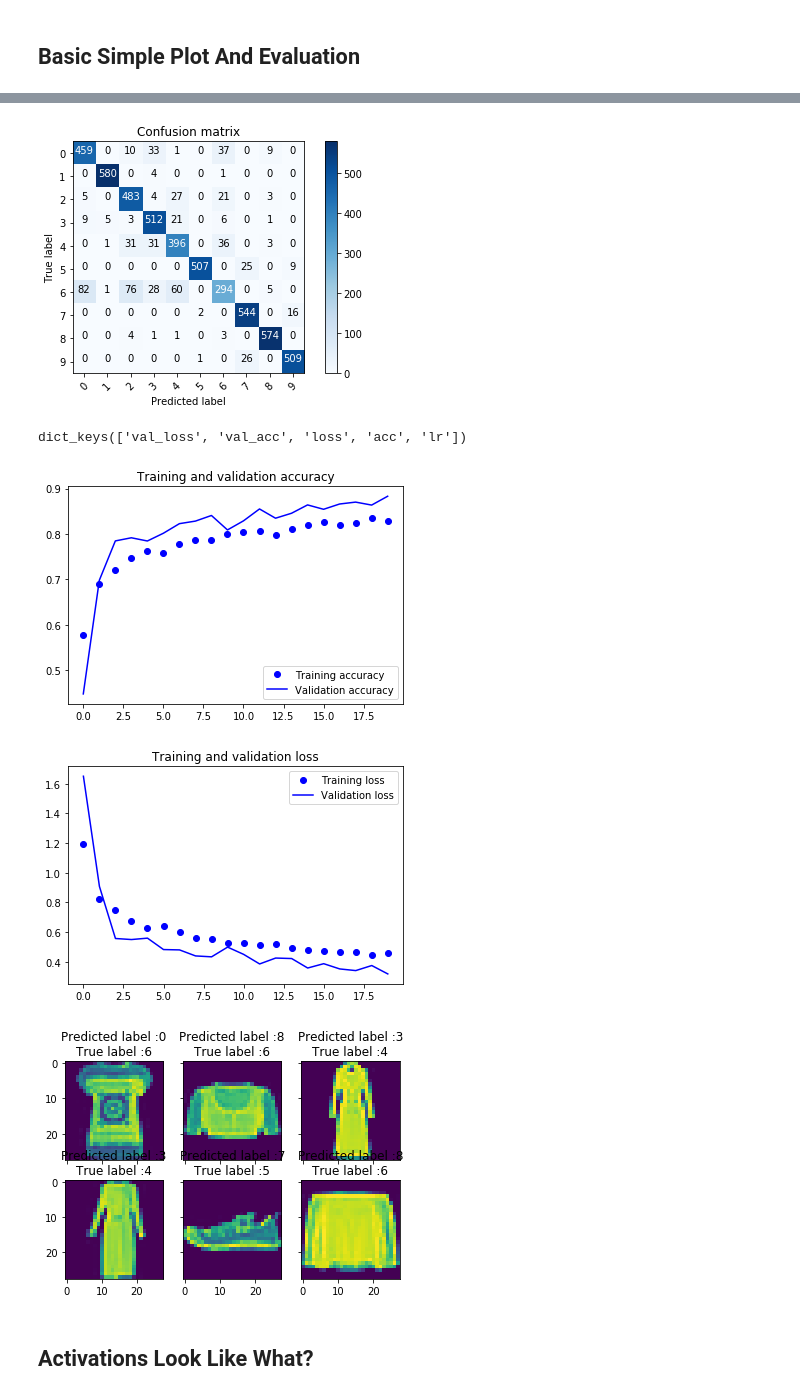
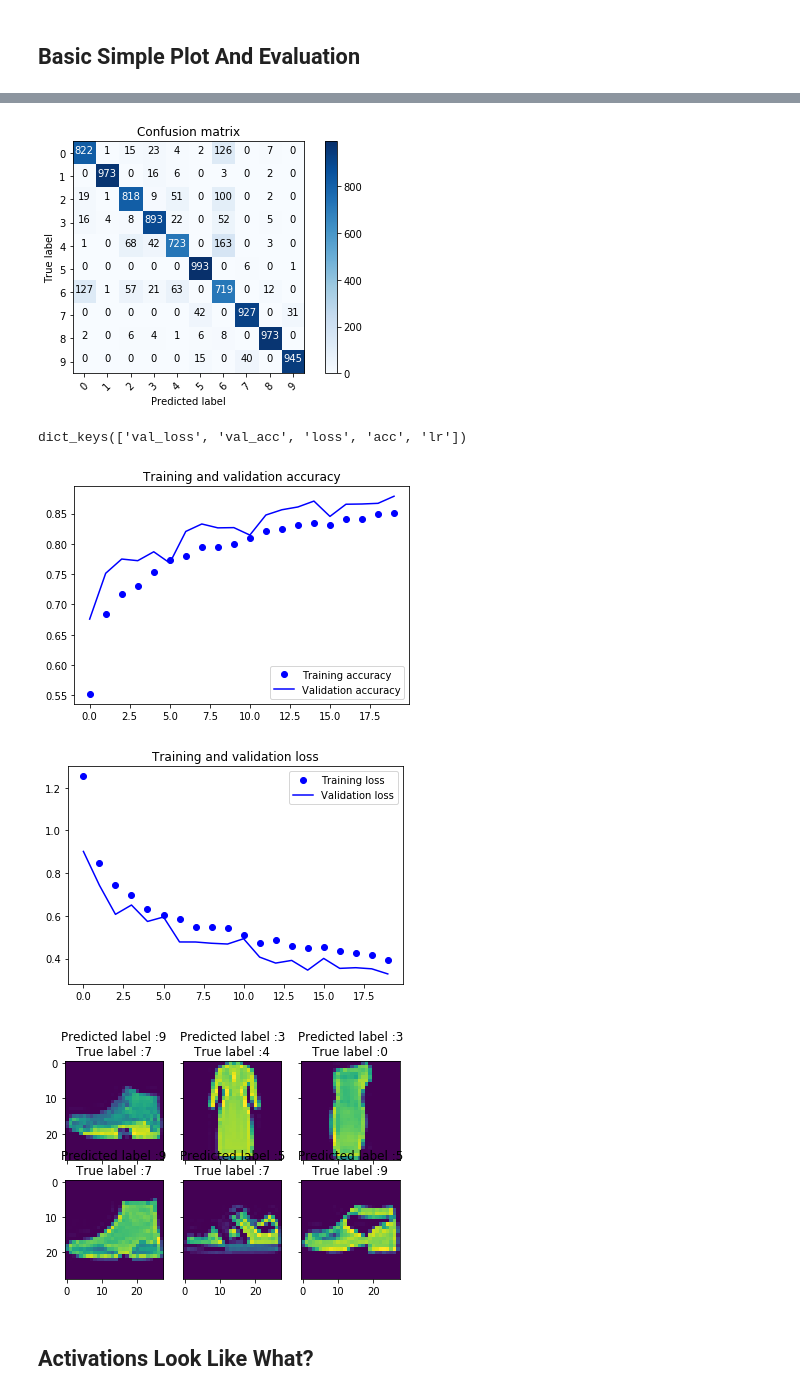
Before and after one commit to moshfiqur/wicked-wench, a Jupyter notebook: fashion-mnist/fminst-train-keras.ipynb, the cells around one changed output, grey strips where cells are left out. Drawn from its saved outputs; the diff is of its cells as text; code cells hidden in the pictures.

Commit message:
some clean up on fashion-mnist keras model notebook

```diff
--- a/fashion-mnist/fminst-train-keras.ipynb
+++ b/fashion-mnist/fminst-train-keras.ipynb
@@ -118,6 +118,6 @@ input_shape = (28, 28, 1) # (width, height, channels)
 # convert class vectors to binary class matrices One Hot Encoding
 # We don't need it. Our class matrices are already one hot encoded
 # y_train = keras.utils.to_categorical(y_train, num_classes)
-X_train, X_val, Y_train, Y_val = train_test_split(X_train, y_train, test_size = 0.1, random_state=42)
+# X_train, X_val, Y_train, Y_val = train_test_split(X_train, y_train, test_size = 0.1, random_state=42)
 # %%
 # Lets have a look at training and testing datasets
@@ -187,12 +185,10 @@ Trainable params: 730,346
 Non-trainable params: 256
 _________________________________________________________________
 # %%
-print(X_train.shape)
-
 datagen.fit(X_train)
-h = model.fit_generator(datagen.flow(X_train, Y_train, batch_size=batch_size),
+h = model.fit_generator(datagen.flow(X_train, y_train, batch_size=batch_size),
                         epochs=epochs,
-                        validation_data=(X_val, Y_val),
+                        validation_data=(X_test, y_test),
                         verbose=1,
                         steps_per_epoch=100,
                         callbacks=[learning_rate_reduction])
@@ -224,6 +220,6 @@ Final loss: 0.318278, final accuracy: 0.883273
 # %%
 # Look at confusion matrix
-#Note, this code is taken straight from the SKLEARN website, an nice way of viewing confusion matrix.
+# Note, this code is taken straight from the SKLEARN website, an nice way of viewing confusion matrix.
 def plot_confusion_matrix(cm, classes,
                           normalize=False,
                           title='Confusion matrix',
@@ -253,17 +249,17 @@ def plot_confusion_matrix(cm, classes,
     plt.xlabel('Predicted label')
 
 # Predict the values from the validation dataset
-Y_pred = model.predict(X_val)
+Y_pred = model.predict(X_test)
 # Convert predictions classes to one hot vectors
 Y_pred_classes = np.argmax(Y_pred, axis = 1)
 # Convert validation observations to one hot vectors
-Y_true = np.argmax(Y_val, axis = 1)
+Y_true = np.argmax(y_test, axis = 1)
 # compute the confusion matrix
 confusion_mtx = confusion_matrix(Y_true, Y_pred_classes)
 # plot the confusion matrix
 plot_confusion_matrix(confusion_mtx, classes = range(10))
 # %% [output]
-[figure, old version]
+[figure, new version]
 # %%
 print(h.history.keys())
 accuracy = h.history['acc']
@@ -284,8 +280,8 @@ plt.legend()
 plt.show()
 # %% [output]
 dict_keys(['val_loss', 'val_acc', 'loss', 'acc', 'lr'])
-[figure, old version]
+[figure, new version]
-[figure, old version]
+[figure, new version]
 # %%
 # Errors are difference between predicted labels and true labels
 errors = (Y_pred_classes - Y_true != 0)
@@ -293,40 +289,40 @@ errors = (Y_pred_classes - Y_true != 0)
 Y_pred_classes_errors = Y_pred_classes[errors]
 Y_pred_errors = Y_pred[errors]
 Y_true_errors = Y_true[errors]
-X_val_errors = X_val[errors]
+X_test_errors = X_test[errors]
 
 def display_errors(errors_index,img_errors,pred_errors, obs_errors):
     """ This function shows 6 images with their predicted and real labels"""
     n = 0
     nrows = 2
     ncols = 3
     fig, ax = plt.subplots(nrows,ncols,sharex=True,sharey=True)
     for row in range(nrows):
         for col in range(ncols):
             error = errors_index[n]
             ax[row,col].imshow((img_errors[error]).reshape((28,28)))
             ax[row,col].set_title("Predicted label :{}\nTrue label :{}".format(pred_errors[error],obs_errors[error]))
             n += 1
 
 # Probabilities of the wrong predicted numbers
 Y_pred_errors_prob = np.max(Y_pred_errors,axis = 1)
 
 # Predicted probabilities of the true values in the error set
 true_prob_errors = np.diagonal(np.take(Y_pred_errors, Y_true_errors, axis=1))
 
 # Difference between the probability of the predicted label and the true label
 delta_pred_true_errors = Y_pred_errors_prob - true_prob_errors
 
 # Sorted list of the delta prob errors
 sorted_dela_errors = np.argsort(delta_pred_true_errors)
 
 # Top 6 errors
 most_important_errors = sorted_dela_errors[-6:]
 
 # Show the top 6 errors
-display_errors(most_important_errors, X_val_errors, Y_pred_classes_errors, Y_true_errors)
+display_errors(most_important_errors, X_test_errors, Y_pred_classes_errors, Y_true_errors)
 # %% [output]
-[figure, old version]
+[figure, new version]
 # %% [markdown]
 ## Activations Look Like What?
 # %% [markdown]
```
Also changed, not shown: parts of 13 cells of this notebook, 2 other files.
